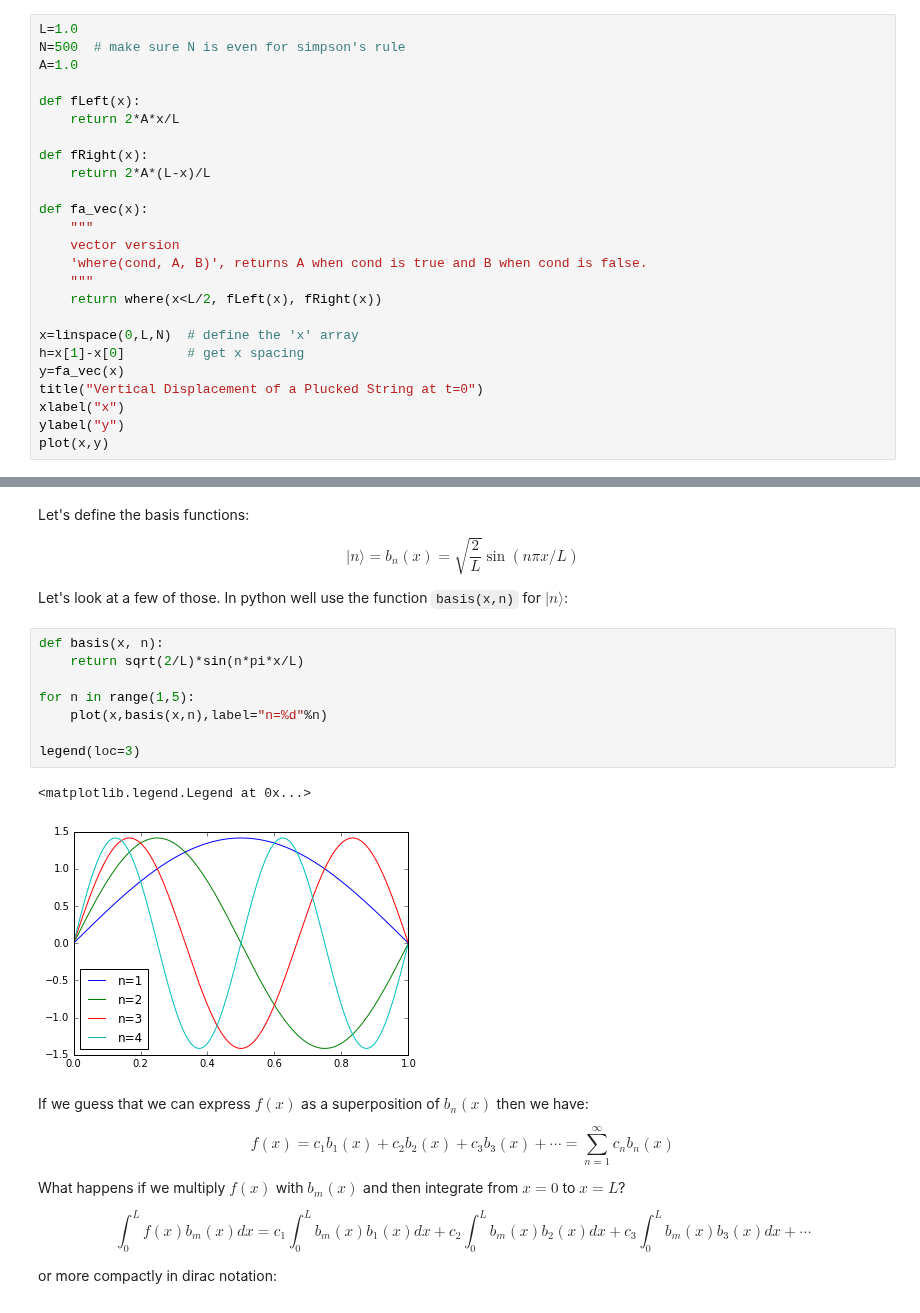
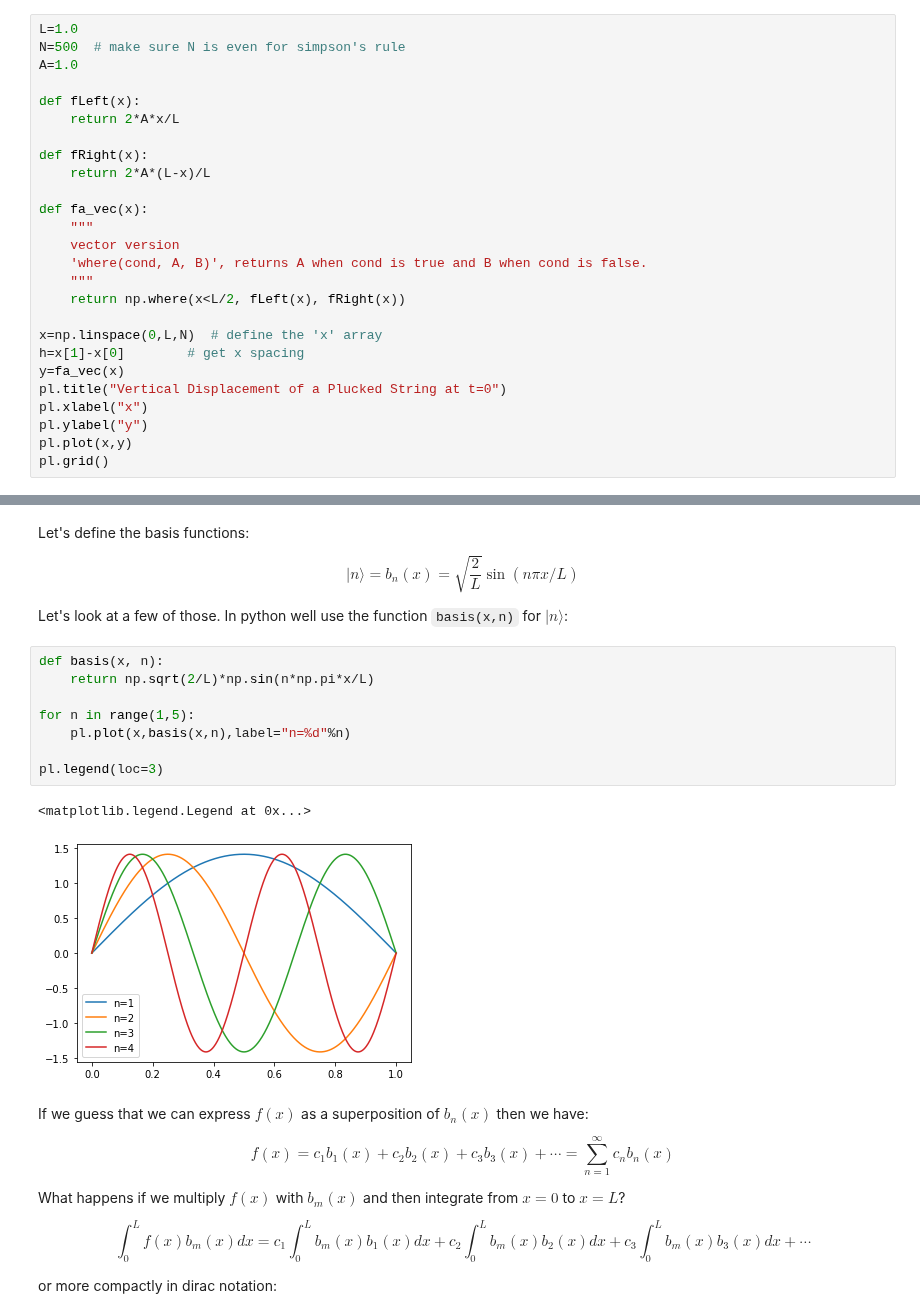
Before and after one commit to sspickle/sci-comp-notebooks, a Jupyter notebook: P11-FourierSeries.ipynb, the cells around one changed output, grey strips where cells are left out. Cells and saved outputs as stored; diff of their text form.

```diff
--- a/P11-FourierSeries.ipynb
+++ b/P11-FourierSeries.ipynb
@@ -31,13 +31,14 @@ def fa_vec(x):
     vector version
     'where(cond, A, B)', returns A when cond is true and B when cond is false.
     """
-    return where(x<L/2, fLeft(x), fRight(x))
+    return np.where(x<L/2, fLeft(x), fRight(x))
 
-x=linspace(0,L,N)  # define the 'x' array
+x=np.linspace(0,L,N)  # define the 'x' array
 h=x[1]-x[0]        # get x spacing
 y=fa_vec(x)
-title("Vertical Displacement of a Plucked String at t=0")
-xlabel("x")
-ylabel("y")
-plot(x,y)
+pl.title("Vertical Displacement of a Plucked String at t=0")
+pl.xlabel("x")
+pl.ylabel("y")
+pl.plot(x,y)
+pl.grid()
 # %% [output]
@@ -53,15 +53,15 @@ Let's define the basis functions:
 Let's look at a few of those. In python well use the function `basis(x,n)` for $|n\rangle$:
 # %%
 def basis(x, n):
-    return sqrt(2/L)*sin(n*pi*x/L)
+    return np.sqrt(2/L)*np.sin(n*np.pi*x/L)
 
 for n in range(1,5):
-    plot(x,basis(x,n),label="n=%d"%n)
+    pl.plot(x,basis(x,n),label="n=%d"%n)
 
-legend(loc=3)
+pl.legend(loc=3)
 # %% [output]
 <matplotlib.legend.Legend at 0x...>
-[figure, old version]
+[figure, new version]
 # %% [markdown]
 If we guess that we can express $f(x)$ as a superposition of $b_n(x)$ then we have:
 
```
Also changed, not shown: parts of 4 cells of this notebook.
